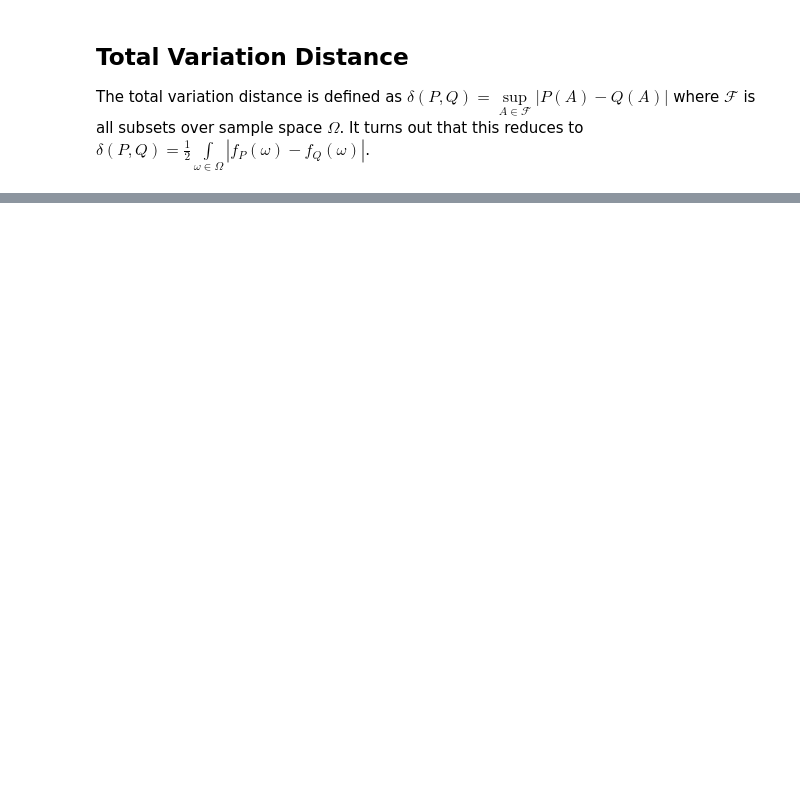
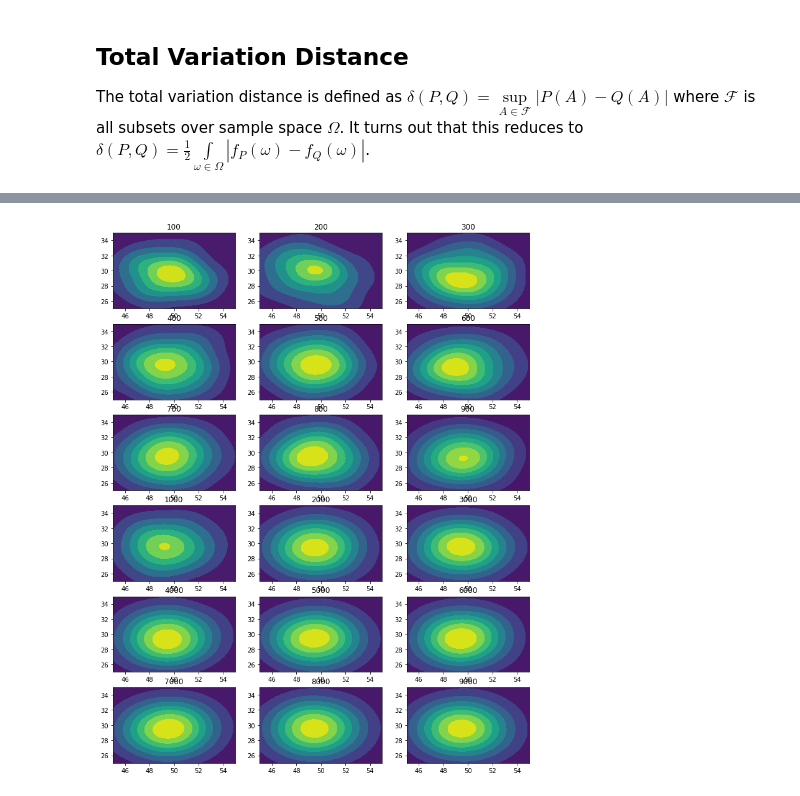
Before and after one commit to NaveenGop/SamplingComparison, a Jupyter notebook: Lab 5.ipynb, the cells around one changed output, grey strips where cells are left out. Saved outputs shown, nothing was run; the diff lists cells and outputs as text; code cells hidden in the pictures; blank space fills up the shorter version.

```diff
--- a/Lab 5.ipynb
+++ b/Lab 5.ipynb
@@ -189,11 +194,12 @@ for j in np.arange(0.1, 1.1, 0.1):
 # %%
-n_samples = np.arange(10000, 50000, 5000)
+n_samples = np.append(np.arange(100, 1000, 50), np.arange(1000, 10000, 1000))
 tvd = np.array([])
 for i, n in enumerate(n_samples):
     X = sample_from_bimodal(40, 5, 60, 5, n)[:, np.newaxis]
 
     kde = KernelDensity(kernel='gaussian', bandwidth=1.2).fit(X)
     estimated_bimodal = np.exp(kde.score_samples(X_plot))
-    tvd = np.append(tvd, total_variation_distance(estimated_bimodal, gauss_mix))
+    tvd = np.append(tvd, total_variation_distance(estimated_bimodal, gauss_mix, dt))
 plt.plot(n_samples, tvd)
+plt.show()
 # %% [output]
@@ -201,0 +265,18 @@ plt.plot(n_samples, tvd)
+# %%
+p1, p2 = lambda x: stats.norm(loc=50, scale=np.sqrt(5)).rvs(size=1), lambda x: stats.norm(loc=30, scale=np.sqrt(5)).rvs(size=1)
+marginals = np.array([p1, p2])
+init_func = lambda: np.array([50, 30])
+tvd = np.array([])
+plt.figure(figsize=(12,48))
+for a, i in enumerate(np.append(np.arange(100, 1000, 100), np.arange(1000, 10000, 1000))):
+    samples = gibbs_sampling_marginal(init_func, marginals, i)
+    kde = KernelDensity(kernel='gaussian', bandwidth=1.3).fit(samples)
+    estimate = np.exp(np.array([kde.score_samples(x) for x in pos]))
+    tvd = np.append(tvd, total_variation_distance(estimate, gauss, 0.078))
+
+    plt.subplot(18, 3, a+1)
+    plt.title(i)
+    plt.contourf(X, Y, estimate)
+plt.show()
+# %% [output]
+[figure, added]
```
Also changed, not shown: parts of 20 cells of this notebook.
